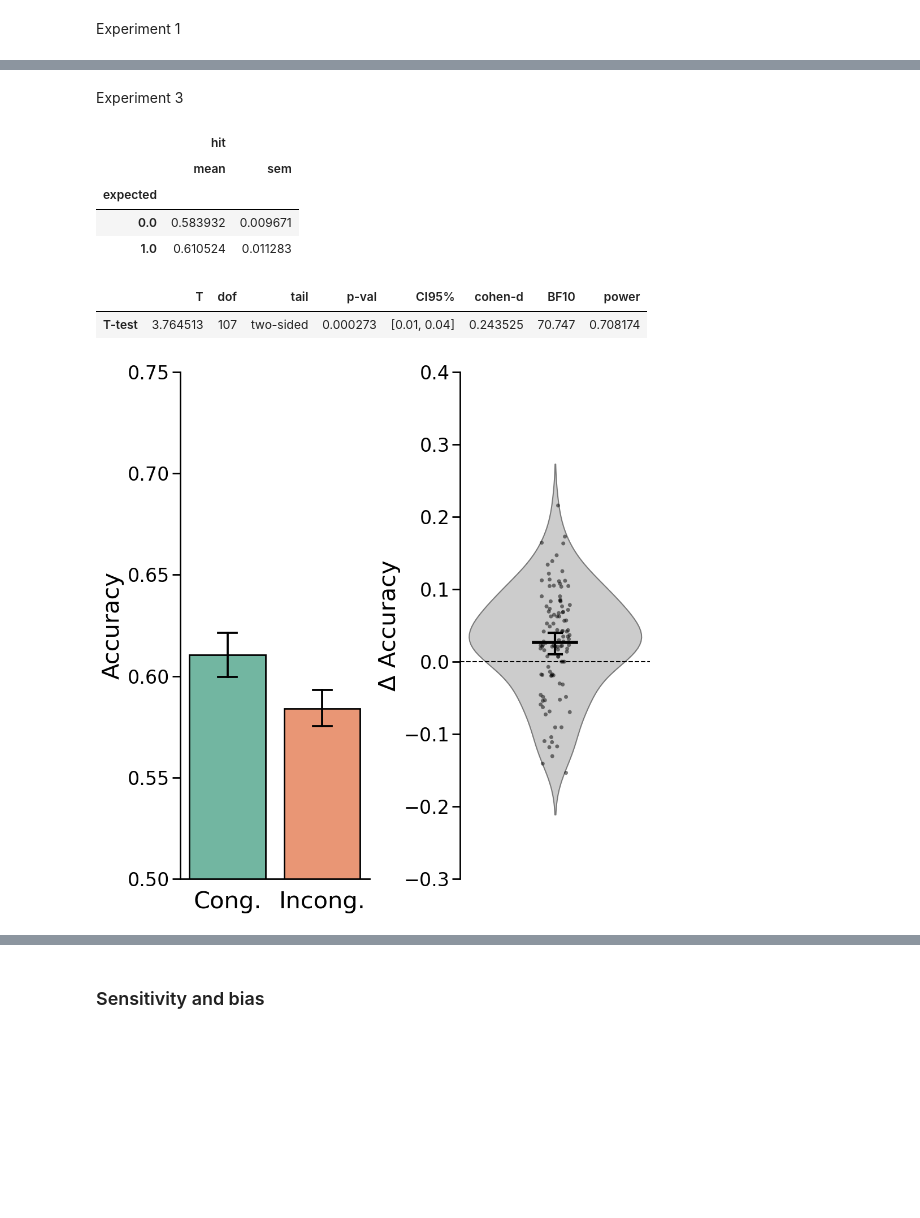
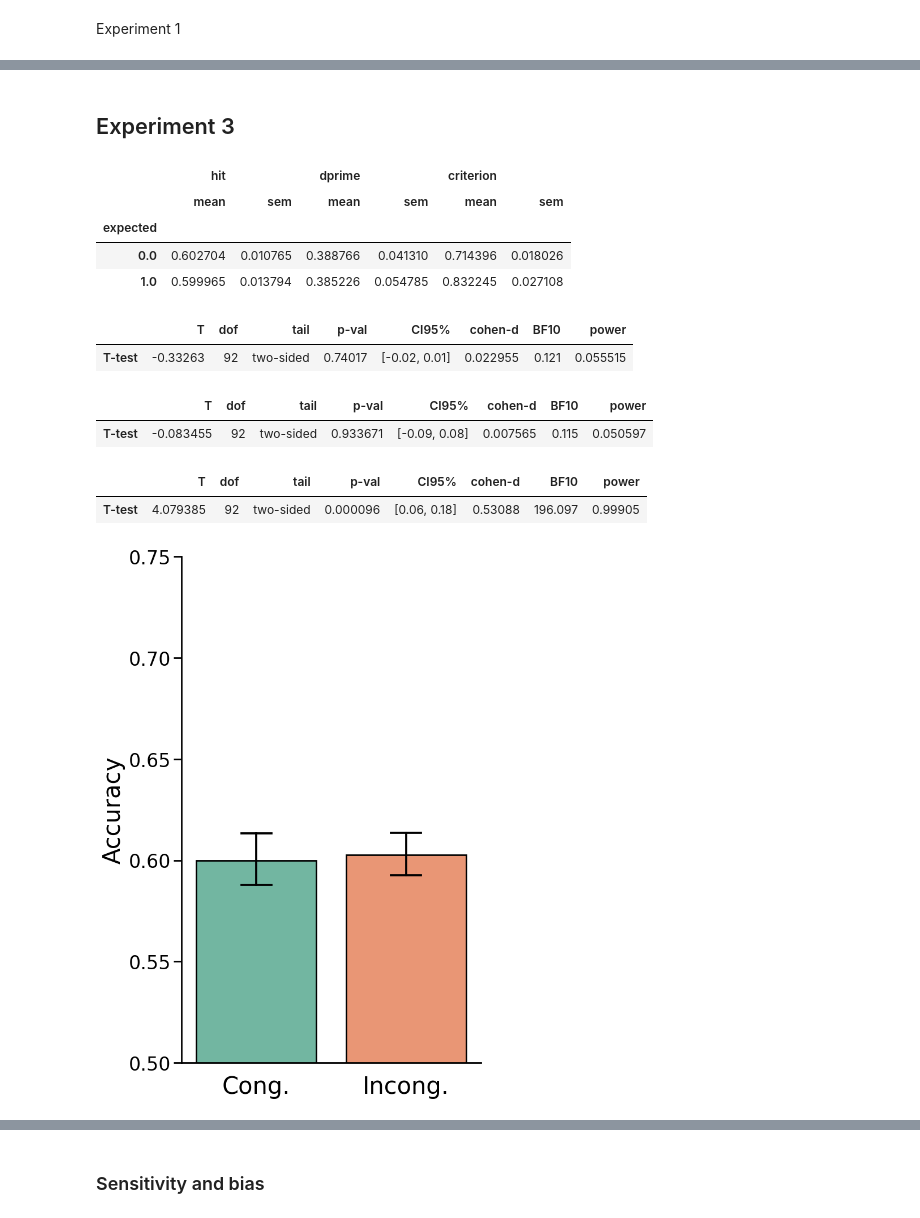
Before and after one commit to GAldegheri/scenecontext-zoom, a Jupyter notebook: analysis/ReadData.ipynb, the cells around one changed output, grey strips where cells are left out. Drawn from its saved outputs; the diff is of its cells as text; code cells hidden in the pictures; blank space fills up the shorter version.

```diff
--- a/analysis/ReadData.ipynb
+++ b/analysis/ReadData.ipynb
@@ -167,6 +352,7 @@ pg.multicomp(pairwisepvals, method='bonf')
 # %% [markdown]
 ### Results without exclusions
 # %%
+allsubjdata_noexcl = compute_dprimes(allsubjdata_noexcl)
 p75means_noexcl = allsubjdata_noexcl[allsubjdata_noexcl['p_exp']==0.75].groupby(
     ['subject', 'expected']).mean().reset_index()
 p50means_noexcl = allsubjdata_noexcl[allsubjdata_noexcl['p_exp']==0.5].groupby(
@@ -218,20 +444,32 @@ make_pretty_plot(p50means_noexcl, measure='hit', excl=False)
 # %% [markdown]
-Experiment 3
+## Experiment 3
 # %%
-p25means_noexcl.groupby(['expected'])[['hit']].agg(['mean', 'sem'])
+p25means_noexcl.groupby(['expected'])[['hit', 'dprime', 'criterion']].agg(['mean', 'sem'])
 # %% [output]
-|  | hit |  |
-|  | mean | sem |
-| expected |  |  |
-| 0.0 | 0.583932 | 0.009671 |
-| 1.0 | 0.610524 | 0.011283 |
+|  | hit |  | dprime |  | criterion |  |
+|  | mean | sem | mean | sem | mean | sem |
+| expected |  |  |  |  |  |  |
+| 0.0 | 0.602704 | 0.010765 | 0.388766 | 0.041310 | 0.714396 | 0.018026 |
+| 1.0 | 0.599965 | 0.013794 | 0.385226 | 0.054785 | 0.832245 | 0.027108 |
 # %%
 pg.ttest(p25means_noexcl[p25means_noexcl['expected']==1].hit,
          p25means_noexcl[p25means_noexcl['expected']==0].hit, paired=True)
 # %% [output]
 |  | T | dof | tail | p-val | CI95% | cohen-d | BF10 | power |
-| T-test | 3.764513 | 107 | two-sided | 0.000273 | [0.01, 0.04] | 0.243525 | 70.747 | 0.708174 |
+| T-test | -0.33263 | 92 | two-sided | 0.74017 | [-0.02, 0.01] | 0.022955 | 0.121 | 0.055515 |
+# %%
+pg.ttest(p25means_noexcl[p25means_noexcl['expected']==1].dprime,
+         p25means_noexcl[p25means_noexcl['expected']==0].dprime, paired=True)
+# %% [output]
+|  | T | dof | tail | p-val | CI95% | cohen-d | BF10 | power |
+| T-test | -0.083455 | 92 | two-sided | 0.933671 | [-0.09, 0.08] | 0.007565 | 0.115 | 0.050597 |
+# %%
+pg.ttest(p25means_noexcl[p25means_noexcl['expected']==1].criterion,
+         p25means_noexcl[p25means_noexcl['expected']==0].criterion, paired=True)
+# %% [output]
+|  | T | dof | tail | p-val | CI95% | cohen-d | BF10 | power |
+| T-test | 4.079385 | 92 | two-sided | 0.000096 | [0.06, 0.18] | 0.53088 | 196.097 | 0.99905 |
 # %%
-make_pretty_plot(p25means_noexcl, measure='hit', excl=False)
+make_pretty_plot(p25means_noexcl, measure='hit', excl=False, saveimg=True)
 # %% [output]
-[figure, old version]
+[figure, new version]
```
Also changed, not shown: parts of 70 cells of this notebook, 3 other files.
